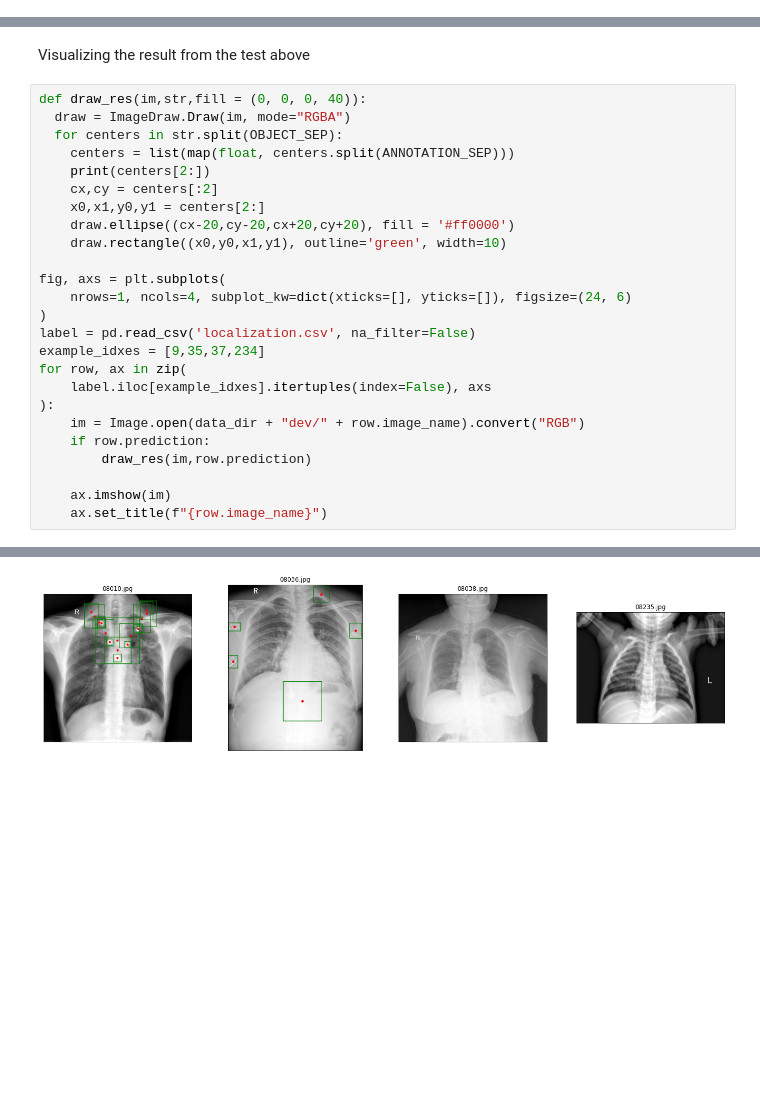
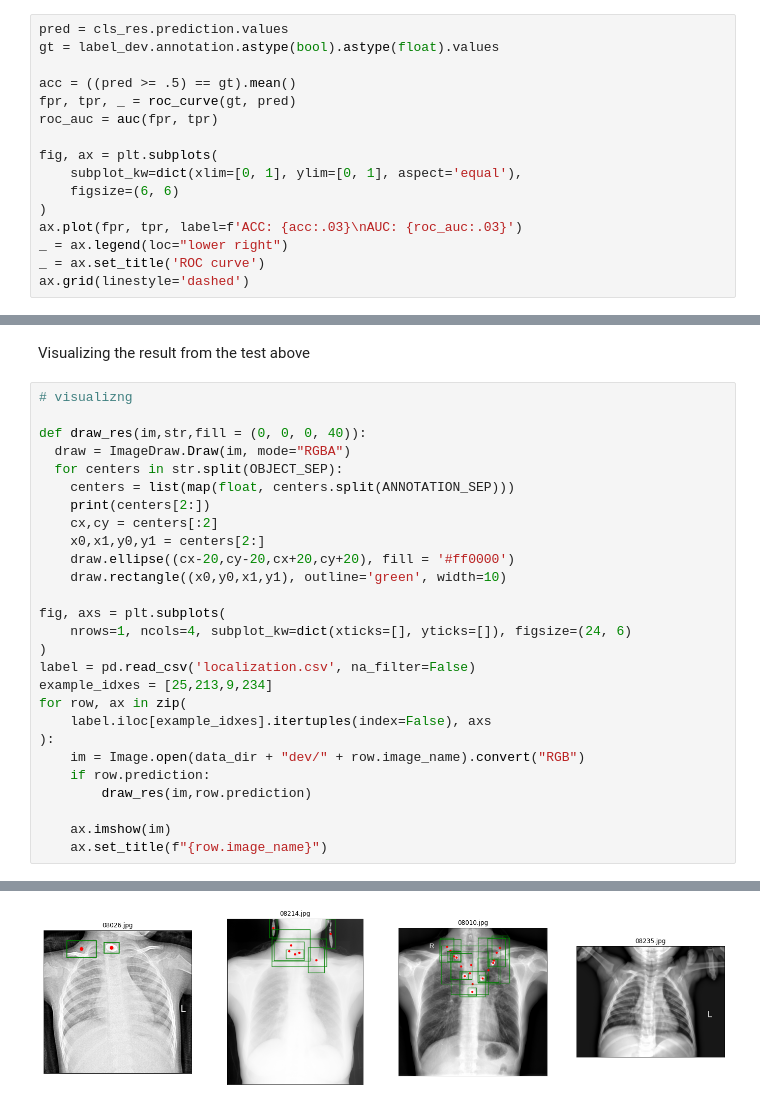
Before and after one commit to dangkimbao1999/ImageProcessing, a Jupyter notebook: problem_set4/object_cxr.ipynb, the cells around one changed output, grey strips where cells are left out. Saved outputs shown, nothing was run; the diff lists cells and outputs as text; blank space fills up the shorter version.

```diff
--- a/problem_set4/object_cxr.ipynb
+++ b/problem_set4/object_cxr.ipynb
@@ -362,0 +365,16 @@ localization.csv generated.
+# %%
+pred = cls_res.prediction.values
+gt = label_dev.annotation.astype(bool).astype(float).values
+
+acc = ((pred >= .5) == gt).mean()
+fpr, tpr, _ = roc_curve(gt, pred)
+roc_auc = auc(fpr, tpr)
+
+fig, ax = plt.subplots(
+    subplot_kw=dict(xlim=[0, 1], ylim=[0, 1], aspect='equal'),
+    figsize=(6, 6)
+)
+ax.plot(fpr, tpr, label=f'ACC: {acc:.03}\nAUC: {roc_auc:.03}')
+_ = ax.legend(loc="lower right")
+_ = ax.set_title('ROC curve')
+ax.grid(linestyle='dashed')
@@ -363,6 +383,8 @@ localization.csv generated.
 # %% [markdown]
 Visualizing the result from the test above
 # %%
+# visualizng
+
 def draw_res(im,str,fill = (0, 0, 0, 40)):
   draw = ImageDraw.Draw(im, mode="RGBA")
   for centers in str.split(OBJECT_SEP):
@@ -377,7 +399,7 @@ fig, axs = plt.subplots(
     nrows=1, ncols=4, subplot_kw=dict(xticks=[], yticks=[]), figsize=(24, 6)
 )
 label = pd.read_csv('localization.csv', na_filter=False)
-example_idxes = [9,35,37,234]
+example_idxes = [25,213,9,234]
 for row, ax in zip(
     label.iloc[example_idxes].itertuples(index=False), axs
 ):
@@ -411 +430 @@ for row, ax in zip(
-[figure, old version]
+[figure, new version]
```
Also changed, not shown: parts of 6 cells of this notebook.
